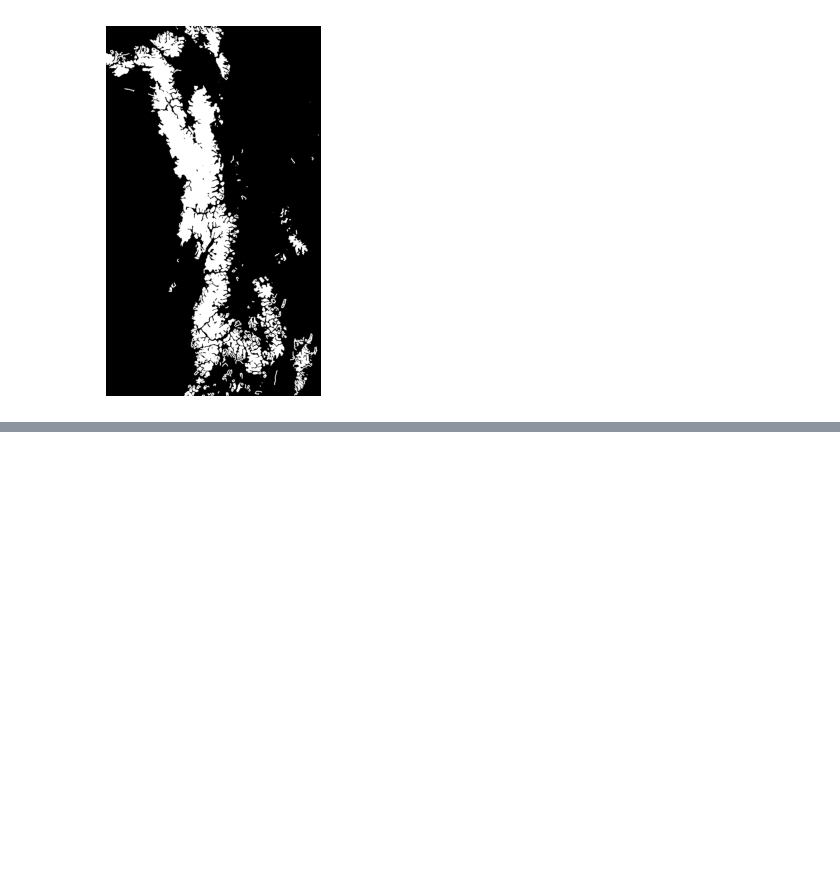
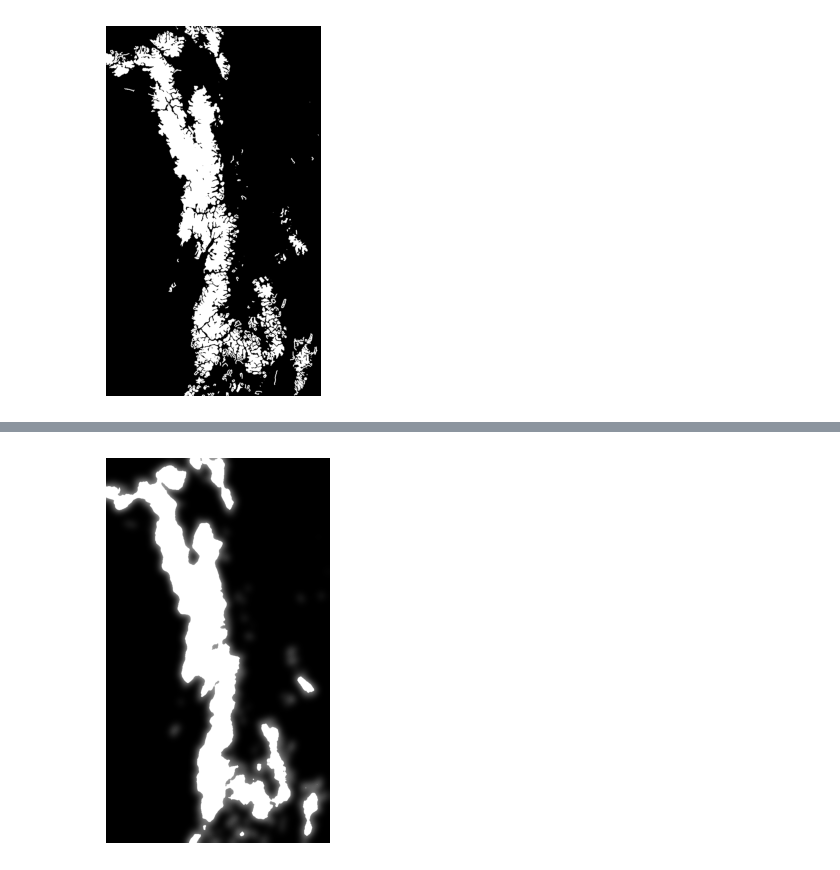
Before and after one commit to harsh125op/waterLevel, a Jupyter notebook: 1_Image_Process_V2.ipynb, the cells around one changed output, grey strips where cells are left out. Saved outputs shown, nothing was run; the diff lists cells and outputs as text; code cells hidden in the pictures; blank space fills up the shorter version.

```diff
--- a/1_Image_Process_V2.ipynb
+++ b/1_Image_Process_V2.ipynb
@@ -247,0 +264,8 @@ plt.axis('off')
+# %%
+simple_add = cv2.add(Gaussian_img, median_img)
+fig, ax = plt.subplots(figsize=(10, 5))
+ax.imshow(simple_add, cmap='gray')
+ax.axis('off')
+plt.show()
+# %% [output]
+[figure, added]
```
Also changed, not shown: parts of 4 cells of this notebook, 5 other files.
